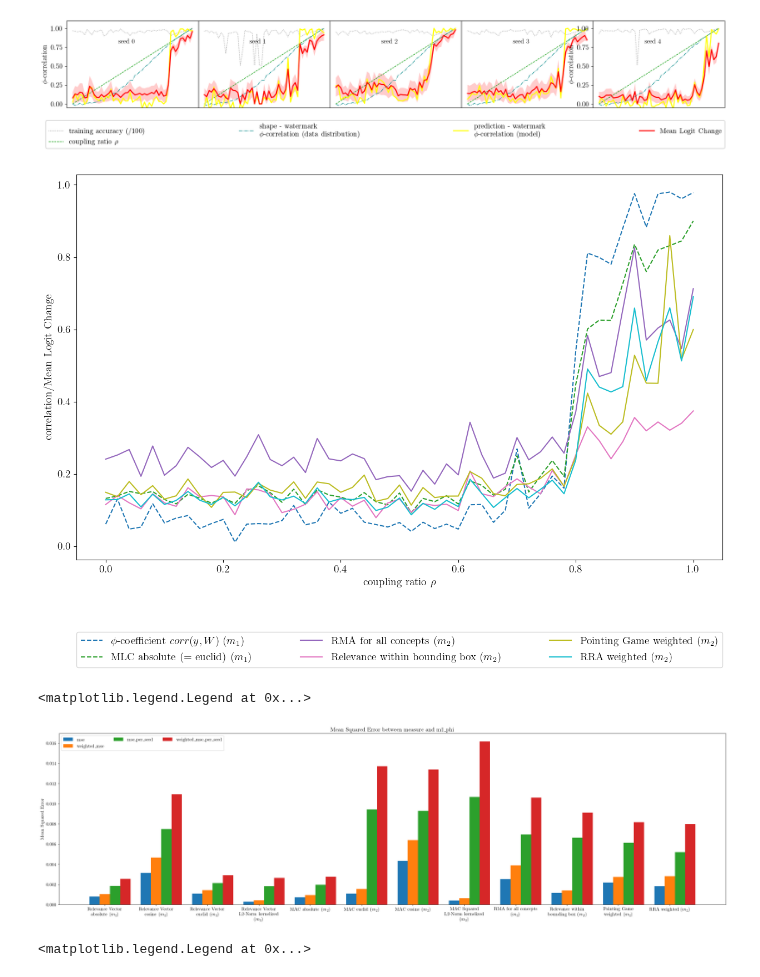
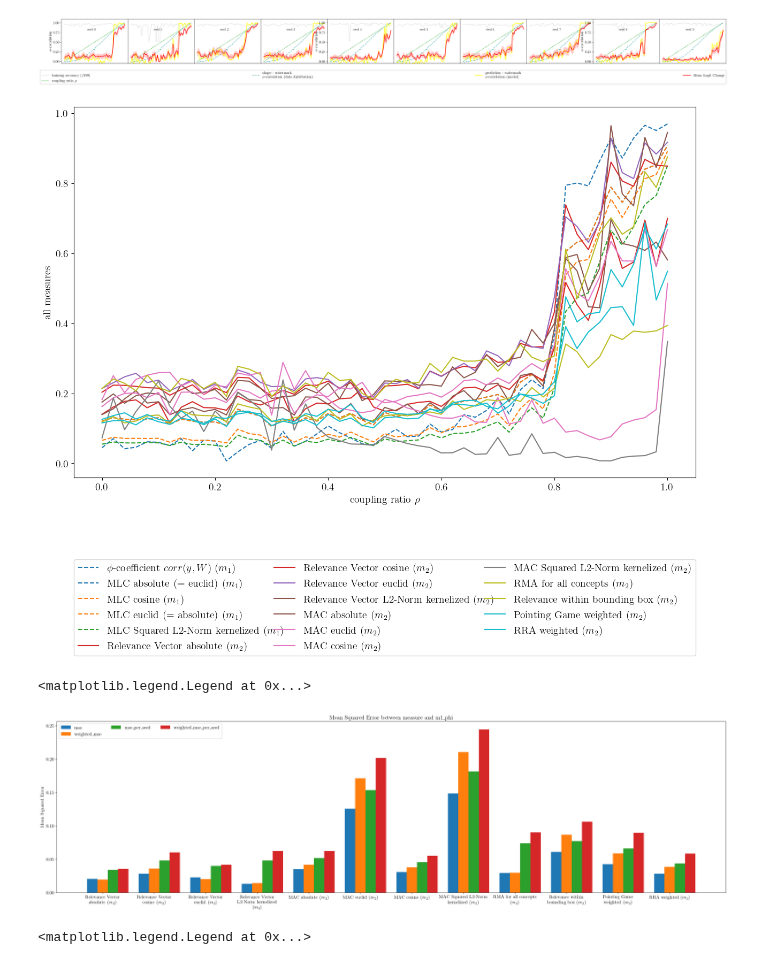
Before and after one commit to lillijo/xai-evaluation-master-thesis, a Jupyter notebook: experiments/compare_measures.ipynb, the cells around one changed output. Saved outputs shown, nothing was run; the diff lists cells and outputs as text; code cells hidden in the pictures.

Commit message:
basic computations for new experiment done

```diff
--- a/experiments/compare_measures.ipynb
+++ b/experiments/compare_measures.ipynb
@@ -93,7 +94,6 @@ ms = AllMeasures(
 # %%
 # Load All Measures
 
-# Experiment 1:
 """ model_path = "../clustermodels/final"
 experiment_name = "attribution_output"
 sample_set_size = 128
@@ -103,7 +103,9 @@ model_type = "watermark"
 iterations = 16
 datasettype = BiasedNoisyDataset
 mask = "bounding_box"
-accuracypath = "outputs/retrain.json" """
+accuracypath = "outputs/retrain.json"
+relsetds = TestDataset(length=300, im_dir="watermark_test_data") """
+
 
 # Experiment 2:
 model_path = "../clustermodels/background"
@@ -112,10 +114,23 @@ sample_set_size = 128
 layer_name = "convolutional_layers.6"
 is_random = False
 model_type = "overlap"
-iterations = 5
+iterations = 10
 datasettype = BackgroundDataset
 mask = "shape"
-accuracypath = "outputs/unlocalized3.json"
+accuracypath = "outputs/overlap1.json"
+relsetds = TestDatasetBackground(length=300, im_dir="overlap_test_data")
 
-with gzip.open(f"1_all_measures_{sample_set_size}_{experiment_name}.pickle", "rb") as f:
+
+ms = AllMeasures(
+    "../dsprites-dataset/images/",
+    sample_set_size,
+    layer_name,
+    model_path,
+    experiment_name,
+)
+
+with gzip.open(f"all_measures_{sample_set_size}_{experiment_name}.pickle", "rb") as f:
     per_sample = pickle.load(f)
+
+with gzip.open(f"relmax_measures_{sample_set_size}_{experiment_name}.pickle", "rb") as f:
+    rel_max_m = pickle.load(f)
@@ -176,0 +194,5 @@ plt.legend(
+# %%
+for m in range(2):
+    vals = torch.mean(rel_max_m[:,:,m], dim=1)
+    sigma = torch.std(rel_max_m[:,:,m], dim=1) / math.sqrt(10)
+    plt.plot(biases, vals, label=str(m))
@@ -193,7 +217,7 @@ def to_name(b, i):
         str(i),
     )
 
-r,c = 1,5
+r,c = 1,10
 
 if iterations == 16:
     r,c = 4,4
@@ -265,34 +289,34 @@ for s in range(iterations):
         linewidth=2,
         label="prediction - watermark\n$\\phi$-correlation (model)" if s == 0 else "",
         color="#ff0",
     )
     mlc = torch.mean(per_sample[:, s, :, 1], dim=1)
     sigma = torch.std(per_sample[:, s, :, 1], dim=1) / math.sqrt(iterations)
     axs[axs_ind(s)].plot(
         biases,
         mlc,
         linewidth=2,
         label="Mean Logit Change" if s == 0 else "",
         color="#f00",
     )
 
 
     axs[axs_ind(s)].fill_between(
                 biases,
                 mlc + sigma,
                 mlc - sigma,
                 facecolor="#f00",
                 alpha=0.2,
             )
     fig.legend(
         bbox_to_anchor=(0.1, -0.25, 0.8, 0.102),
         loc="lower left",
         ncols=4,
         mode="expand",
         borderaxespad=0.0,
     )
 # %% [output]
-[figure, old version]
+[figure, new version]
 # %%
 # FILTER BAD OUT
 def filter_bad_out(data):
@@ -456,20 +480,13 @@ def draw_measures(per_sample, ptype="all", with_title=False):
 
 draw_measures(
     per_sample,
-    [
-        "m1_phi",
-        "m1_mlc_abs",
-        "m2_rma",
-        "m2_bbox_rel",
-        "m2_pg_weighted",
-        "m2_rra_weighted",
-    ],
+    "all",
 )
 # %% [output]
-[figure, old version]
+[figure, new version]
 # %%
 from textwrap import wrap
-
+weights = torch.nn.functional.softmax(torch.tensor(biases), dim=0)
 m1s = [
     "m1_phi",
     "m1_mlc_abs",
@@ -567,7 +584,7 @@ ax.legend(loc="upper left", ncols=3)
 # ax.set_ylim(0, 1)
 # %% [output]
 <matplotlib.legend.Legend at 0x...>
-[figure, old version]
+[figure, new version]
 # %%
 
 x = np.arange(len(mses.keys()))  # the label locations
```
Also changed, not shown: parts of 4 cells of this notebook, 11 other files.
